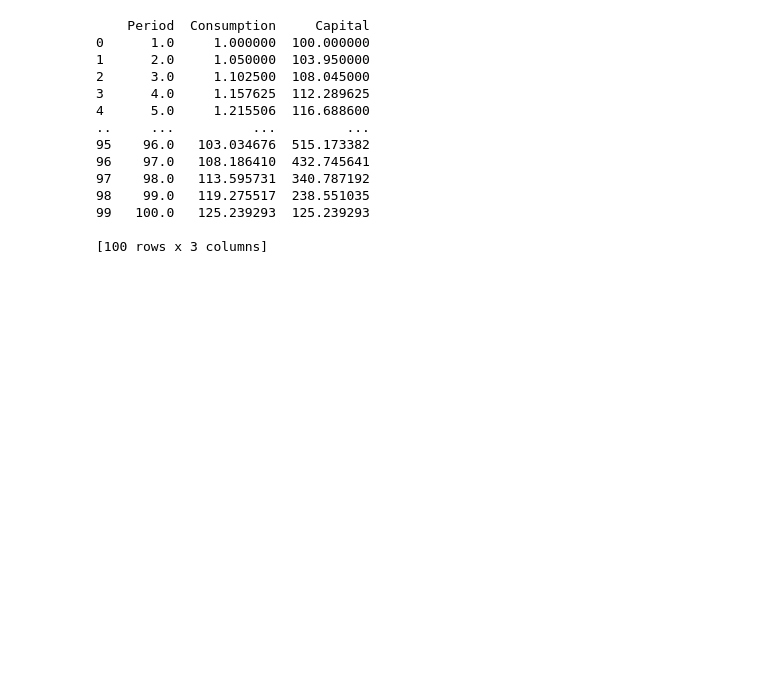
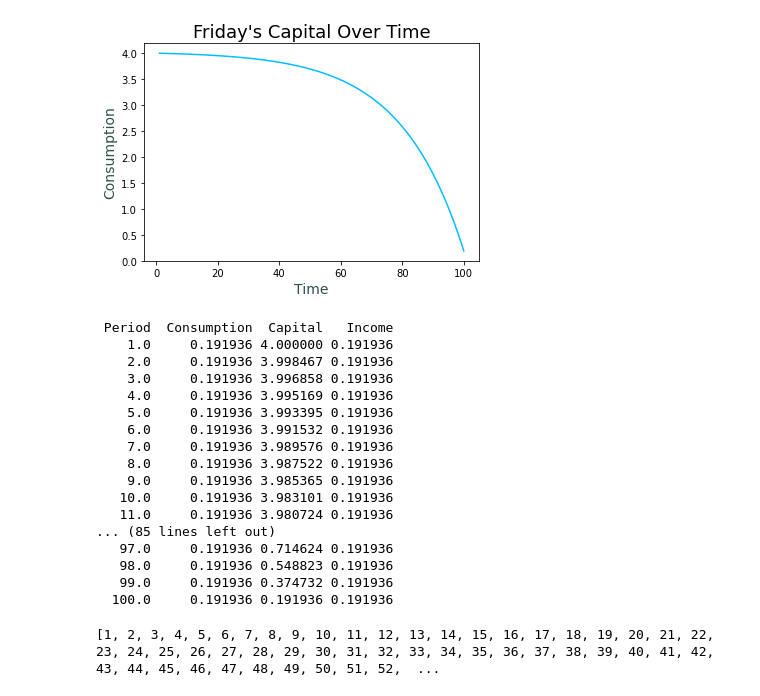
Before and after one commit to hsearles/CrusoniaPlantModels, a Jupyter notebook: functionpractice.ipynb, the cells around one changed output. Drawn from its saved outputs; the diff is of its cells as text; code cells hidden in the pictures; blank space fills up the shorter version.

```diff
--- a/functionpractice.ipynb
+++ b/functionpractice.ipynb
@@ -66,17 +124,39 @@ print(summarydf)
+# %%
+plt.plot(time, time_capital, color = 'deepskyblue')
+
+font1 = {'family':'MS Reference Sans Serif', 'color':'darkslategray','size':14}
+font2 = {'family':'MS Reference Specialty', 'color':'black','size':18}
+plt.ylim(ymin=0)
+
+plt.xlabel("Time", fontdict = font1)
+plt.ylabel("Consumption", fontdict = font1)
+plt.title("Friday's Capital Over Time", fontdict = font2)
+
+plt.show()
+# %% [output]
+[figure, added]
 # %%
-print(summarydf)
+print(summarydf.to_string(index=False))
 # %% [output]
-    Period  Consumption     Capital
-0      1.0     1.000000  100.000000
-1      2.0     1.050000  103.950000
-2      3.0     1.102500  108.045000
-3      4.0     1.157625  112.289625
-4      5.0     1.215506  116.688600
-..     ...          ...         ...
-95    96.0   103.034676  515.173382
-96    97.0   108.186410  432.745641
-97    98.0   113.595731  340.787192
-98    99.0   119.275517  238.551035
-99   100.0   125.239293  125.239293
-
-[100 rows x 3 columns]
+ Period  Consumption  Capital   Income
+    1.0     0.191936 4.000000 0.191936
+    2.0     0.191936 3.998467 0.191936
+    3.0     0.191936 3.996858 0.191936
+    4.0     0.191936 3.995169 0.191936
+    5.0     0.191936 3.993395 0.191936
+    6.0     0.191936 3.991532 0.191936
+    7.0     0.191936 3.989576 0.191936
+    8.0     0.191936 3.987522 0.191936
+    9.0     0.191936 3.985365 0.191936
+   10.0     0.191936 3.983101 0.191936
+   11.0     0.191936 3.980724 0.191936
+... (85 lines left out)
+   97.0     0.191936 0.714624 0.191936
+   98.0     0.191936 0.548823 0.191936
+   99.0     0.191936 0.374732 0.191936
+  100.0     0.191936 0.191936 0.191936
+# %%
+l = [i for i in range(1,t+1)]
+print(l)
+# %% [output]
+[1, 2, 3, 4, 5, 6, 7, 8, 9, 10, 11, 12, 13, 14, 15, 16, 17, 18, 19, 20, 21, 22, 23, 24, 25, 26, 27, 28, 29, 30, 31, 32, 33, 34, 35, 36, 37, 38, 39, 40, 41, 42, 43, 44, 45, 46, 47, 48, 49, 50, 51, 52,  ...
```
Also changed, not shown: parts of 7 cells of this notebook.
